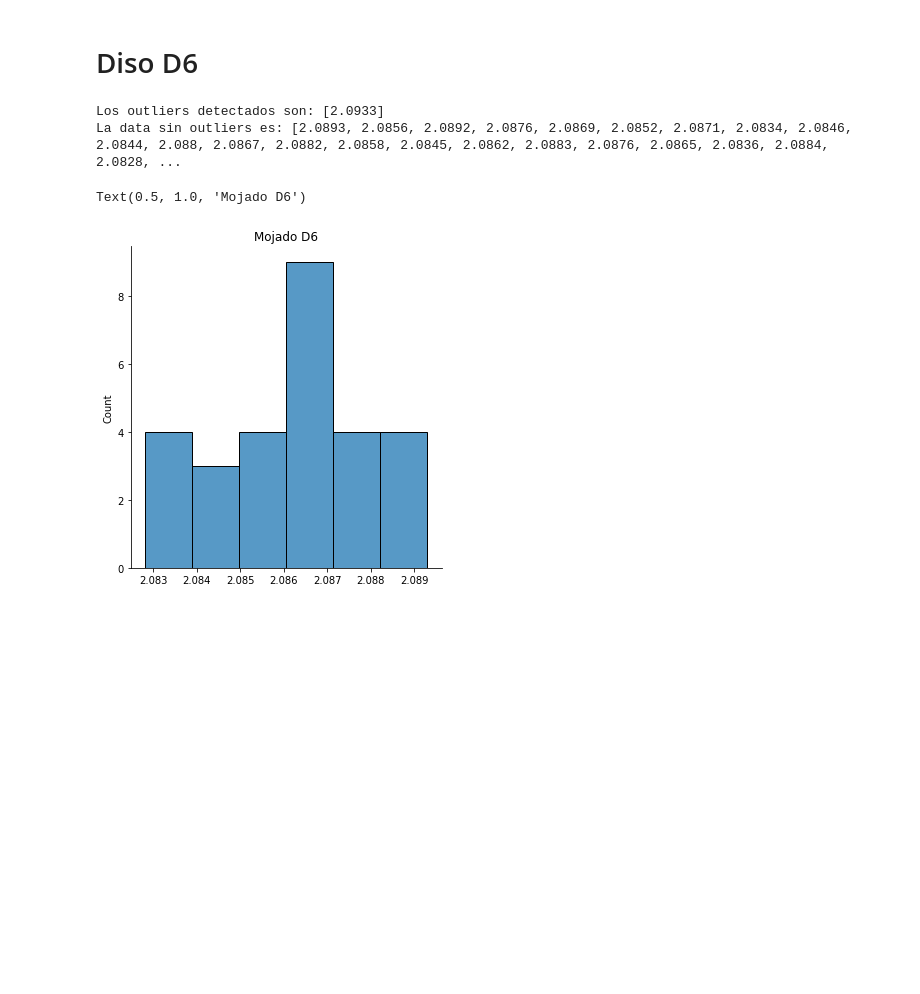
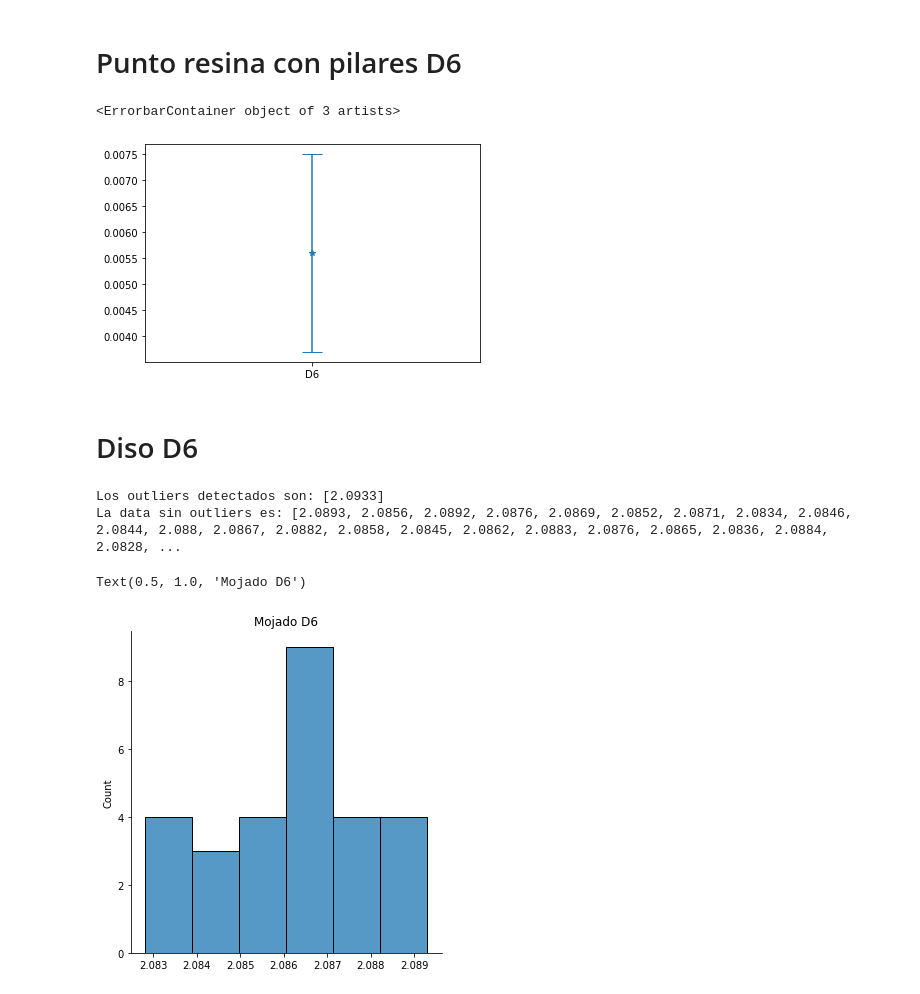
Before and after one commit to And2300/Trash, a Jupyter notebook: Hist.ipynb, the cells around one changed output. Saved outputs shown, nothing was run; the diff lists cells and outputs as text; code cells hidden in the pictures; blank space fills up the shorter version.

```diff
--- a/Hist.ipynb
+++ b/Hist.ipynb
@@ -25,6 +25,29 @@ def outliersx(lista,alpha):
   print('Los outliers detectados son:', outliers)
   print('La data sin outliers es:', data_without_outliers)
   return data_without_outliers
+# %%
+def dif_lis(lista1,lista2):
+  dlis = list(map(lambda x,y: x-y ,lista1,lista2))
+  dmean = round(np.array(dlis).mean(),4)
+  dstd = round(np.array(dlis).std(),4)
+  return dlis, dmean , dstd
+# %% [markdown]
+# Punto resina con pilares D6
+# %%
+secoV   = [1.9564,1.9575,1.9562,1.9574,1.9569,1.9571,1.9591,1.9567,1.9575,1.9591]
+mojadoV = [1.9617,1.9687,1.9610,1.9627,1.9616,1.9625,1.9629,1.9624,1.9634,1.9635]
+dlisV, dmeanV , dstdV = dif_lis(mojadoV,secoV)
+axis='D6'
+
+secoM   = []
+mojadoM = []
+#dlisM, dmeanM , dstdM = dif_lis(mojadoM,secoM)
+# %%
+plt.errorbar(axis,dmeanV,yerr=dstdV, fmt='*', capsize=10)
+#plt.errorbar(axis,dmeanM,yerr=dstdM, fmt='o', capsize=10)
+# %% [output]
+<ErrorbarContainer object of 3 artists>
+[figure, added]
 # %% [markdown]
 # Diso D6
 # %%
```
